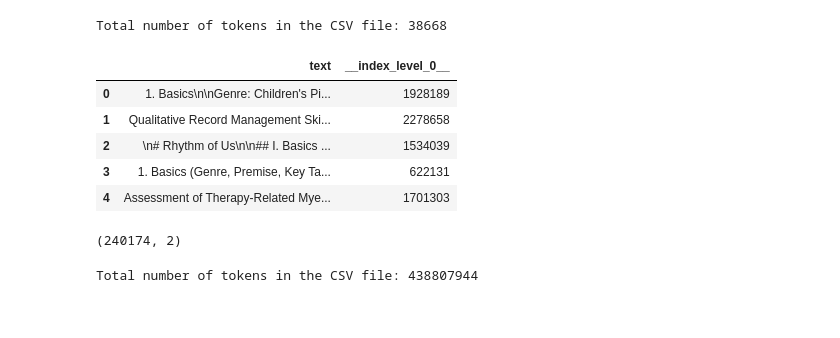
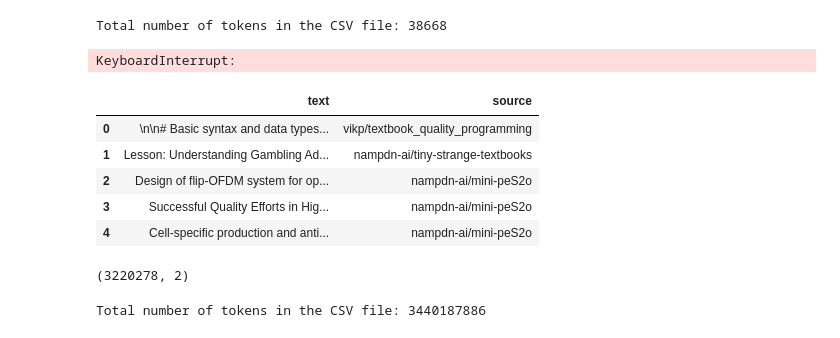
Before and after one commit to my-temporary-name/my_gpt2, a Jupyter notebook: play.ipynb, the cells around one changed output. Drawn from its saved outputs; the diff is of its cells as text; code cells hidden in the pictures.

Commit message:
model and dataset finalized

```diff
--- a/play.ipynb
+++ b/play.ipynb
@@ -212,32 +212,36 @@ import pandas as pd
 import tiktoken
 
 # read parquet file into a pandas dataframe
-data_path = 'train_1.parquet'  # Modify this path to the location of your Parquet file
+data_path = '/home/ankit/my_model/ultra2/train.parquet'  # Modify this path to the location of your Parquet file
 df = pd.read_parquet(data_path)
 # df.head()
 
 # save the dataframe to a CSV file
-df.to_csv('train_1.csv', index=False)
+df.to_csv('ultra2_data.csv', index=False)
+# %% [output]
+KeyboardInterrupt:
-# %%
-df.head()
-# %% [output]
-|  | text | __index_level_0__ |
-| 0 | 1. Basics\n\nGenre: Children's Pi... | 1928189 |
-| 1 | Qualitative Record Management Ski... | 2278658 |
-| 2 | \n# Rhythm of Us\n\n## I. Basics ... | 1534039 |
-| 3 | 1. Basics (Genre, Premise, Key Ta... | 622131 |
-| 4 | Assessment of Therapy-Related Mye... | 1701303 |
+# %%
+df = pd.read_csv('ultra2_data.csv')
+
+df.head()
+# %% [output]
+|  | text | source |
+| 0 | \n\n# Basic syntax and data types... | vikp/textbook_quality_programming |
+| 1 | Lesson: Understanding Gambling Ad... | nampdn-ai/tiny-strange-textbooks |
+| 2 | Design of flip-OFDM system for op... | nampdn-ai/mini-peS2o |
+| 3 | Successful Quality Efforts in Hig... | nampdn-ai/mini-peS2o |
+| 4 | Cell-specific production and anti... | nampdn-ai/mini-peS2o |
 # %%
 df.shape
 # %% [output]
-(240174, 2)
+(3220278, 2)
 # %%
 # Initialize the tokenizer for GPT-2
 enc = tiktoken.get_encoding('gpt2')
 
 # Function to count tokens in a single text
 def count_tokens(text):
-    tokens = enc.encode(text)
+    tokens = enc.encode(text, disallowed_special=())
     return len(tokens)
 
 # Apply the function to each row in the DataFrame and sum the results
@@ -246,4 +250,4 @@ total_tokens = df['text'].apply(count_tokens).sum()
 # Output the total number of tokens
 print(f'Total number of tokens in the CSV file: {total_tokens}')
 # %% [output]
-Total number of tokens in the CSV file: 438807944
+Total number of tokens in the CSV file: 3440187886
```
Also changed, not shown: 5 other files.
